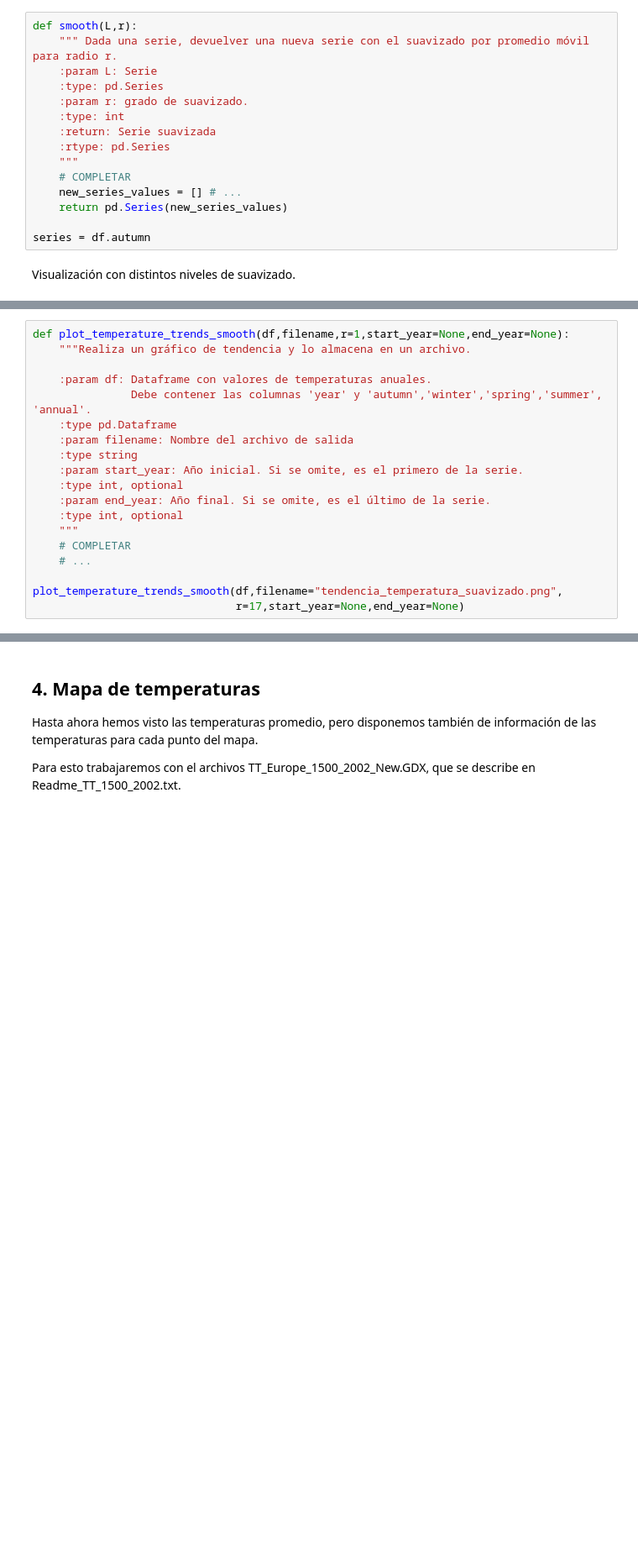
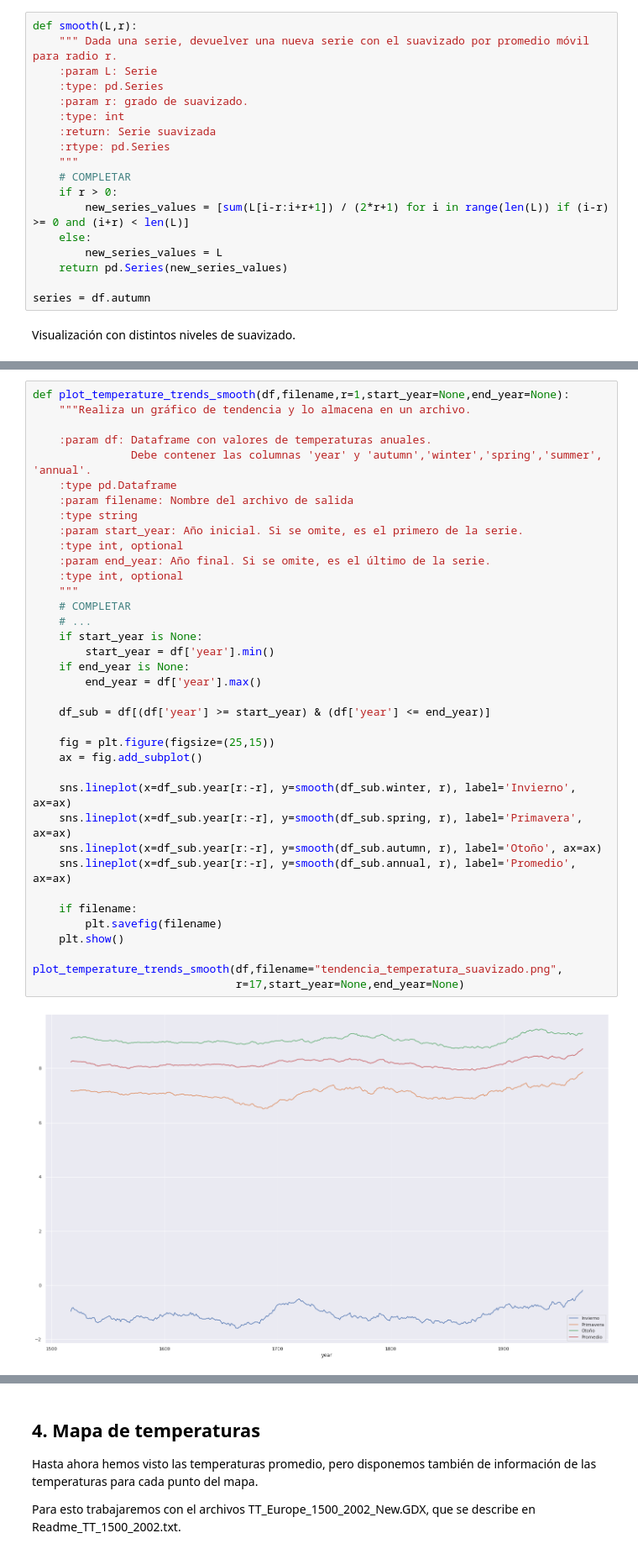
Before and after one commit to hernancontigiani/ceia_addatos, a Jupyter notebook: notebooks/clase1/tp01.ipynb, the cells around one changed output, grey strips where cells are left out. Shown at 84% size. Cells and saved outputs as stored; diff of their text form; blank space fills up the shorter version.

```diff
--- a/notebooks/clase1/tp01.ipynb
+++ b/notebooks/clase1/tp01.ipynb
@@ -149,7 +221,10 @@ def smooth(L,r):
     :rtype: pd.Series
     """
     # COMPLETAR
-    new_series_values = [] # ...
+    if r > 0:
+        new_series_values = [sum(L[i-r:i+r+1]) / (2*r+1) for i in range(len(L)) if (i-r) >= 0 and (i+r) < len(L)]
+    else:
+        new_series_values = L
     return pd.Series(new_series_values)
 
 series = df.autumn
@@ -167,22 +244,42 @@ for i,r in enumerate(smoothing_params):
 # %%
 def plot_temperature_trends_smooth(df,filename,r=1,start_year=None,end_year=None):
     """Realiza un gráfico de tendencia y lo almacena en un archivo.
 
     :param df: Dataframe con valores de temperaturas anuales.
                Debe contener las columnas 'year' y 'autumn','winter','spring','summer', 'annual'.
     :type pd.Dataframe
     :param filename: Nombre del archivo de salida
     :type string
     :param start_year: Año inicial. Si se omite, es el primero de la serie.
     :type int, optional
     :param end_year: Año final. Si se omite, es el último de la serie.
     :type int, optional
     """
     # COMPLETAR
     # ...
+    if start_year is None:
+        start_year = df['year'].min()
+    if end_year is None:
+        end_year = df['year'].max()
+
+    df_sub = df[(df['year'] >= start_year) & (df['year'] <= end_year)]
+
+    fig = plt.figure(figsize=(25,15))
+    ax = fig.add_subplot()
+
+    sns.lineplot(x=df_sub.year[r:-r], y=smooth(df_sub.winter, r), label='Invierno', ax=ax)
+    sns.lineplot(x=df_sub.year[r:-r], y=smooth(df_sub.spring, r), label='Primavera', ax=ax)
+    sns.lineplot(x=df_sub.year[r:-r], y=smooth(df_sub.autumn, r), label='Otoño', ax=ax)
+    sns.lineplot(x=df_sub.year[r:-r], y=smooth(df_sub.annual, r), label='Promedio', ax=ax)
+
+    if filename:
+        plt.savefig(filename)
+    plt.show()
 
 plot_temperature_trends_smooth(df,filename="tendencia_temperatura_suavizado.png",
                                r=17,start_year=None,end_year=None)
+# %% [output]
+[figure, added]
 # %% [markdown]
 Opcional: es posible mejorar el gráfico anterior mostrando los valores con distinto suavizado con menor opacidad, como se muestra en la figura.
 
```
Also changed, not shown: parts of 20 cells of this notebook, 1 other file.
